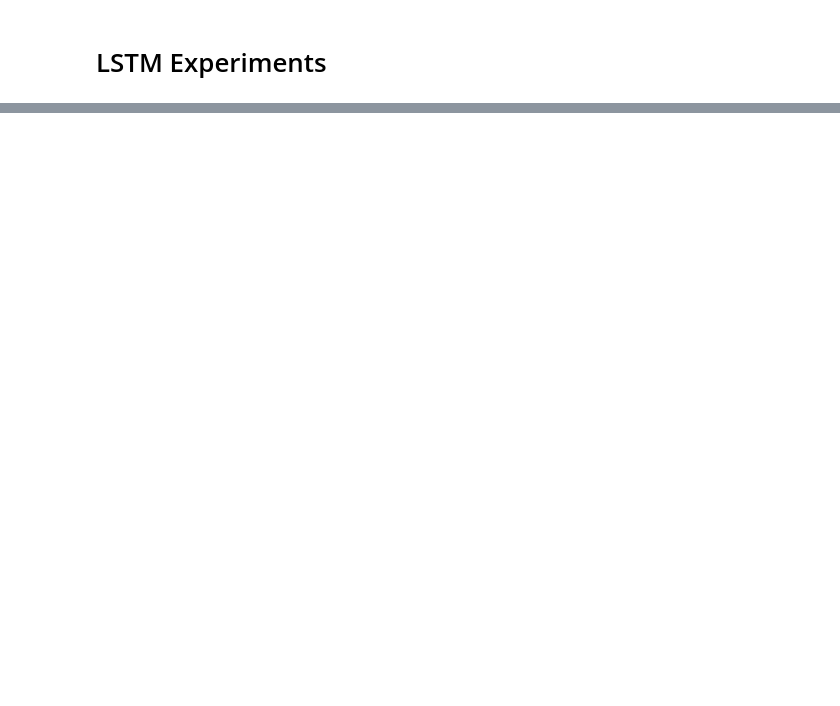
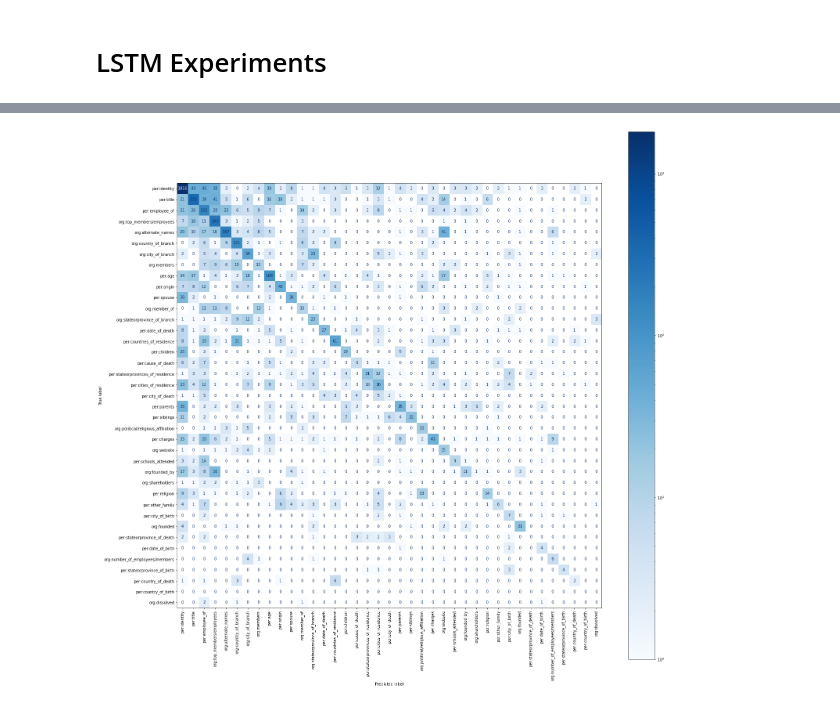
Before and after one commit to joehiggitt/relation-extraction, a Jupyter notebook: LSTM.ipynb, the cells around one changed output, grey strips where cells are left out. Drawn from its saved outputs; the diff is of its cells as text; code cells hidden in the pictures; blank space fills up the shorter version.

```diff
--- a/LSTM.ipynb
+++ b/LSTM.ipynb
@@ -454,0 +857,16 @@ weighted avg      0.699     0.690     0.670     13418
+# %%
+# Prepares text input
+X_fil_pp = vectoriser(X_fil)
+
+# Trains model
+model11.fit(
+    [X_fil_pp, X1_fil, X2_fil],
+    y_fil,
+    epochs=EPOCHS,
+    batch_size=BATCH_SIZE,
+    validation_split=VAL_SPLIT,
+    callbacks=[ckpt_callback_11]
+)
+
+# Loads weights producing highest validation accuracy into model
+model11.load_weights(CKPT_PATH_11)
@@ -454,0 +896,10 @@ weighted avg      0.699     0.690     0.670     13418
+# %%
+# Prepares text input
+X_test_fil_pp = vectoriser(X_test_fil)
+
+# Predicts class using model
+prediction_probs_11 = model11.predict([X_test_fil_pp, X1_test_fil, X2_test_fil])
+
+# Converts output mutli-hot label probabilities into integer label
+predictions_11 = classify_multiclass_out(prediction_probs_11)
+true_data_11 = classify_multiclass_out(y_test_fil)
@@ -454,0 +908,11 @@ weighted avg      0.699     0.690     0.670     13418
+# %%
+# Creates confusion matrix
+cm = confusion_matrix(true_data_11, predictions_11, labels=np.arange(len(labels_filtered)))
+
+# Plots confusion matrix
+fig, ax = plt.subplots(**BIG_FIG_PARAMS)
+dis = ConfusionMatrixDisplay(confusion_matrix=cm, display_labels=labels_filtered)
+dis.plot(ax=ax, **PLOT_PARAMS)
+plt.show()
+# %% [output]
+[figure, added]
```
Also changed, not shown: parts of 85 cells of this notebook, 12 other files.
